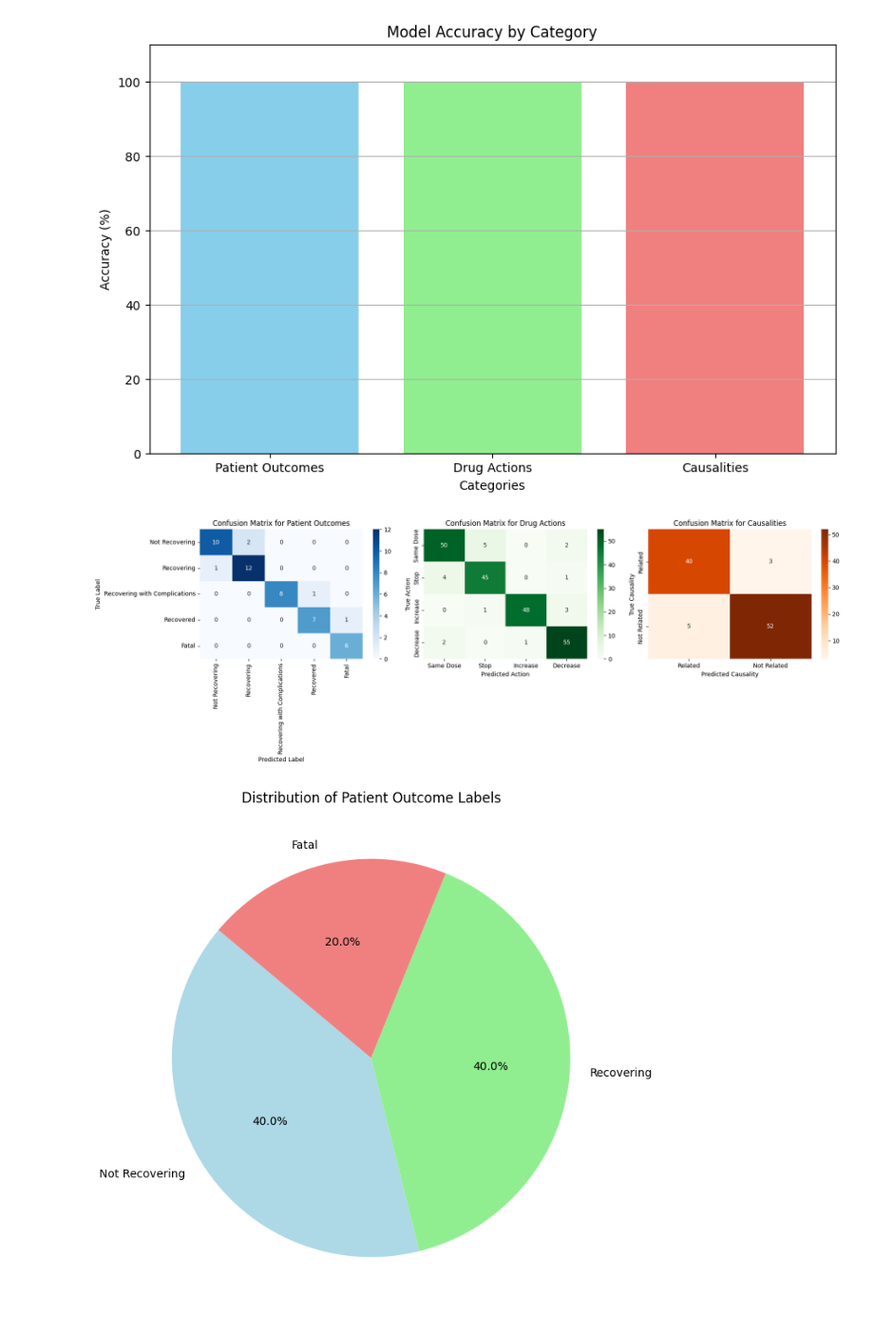
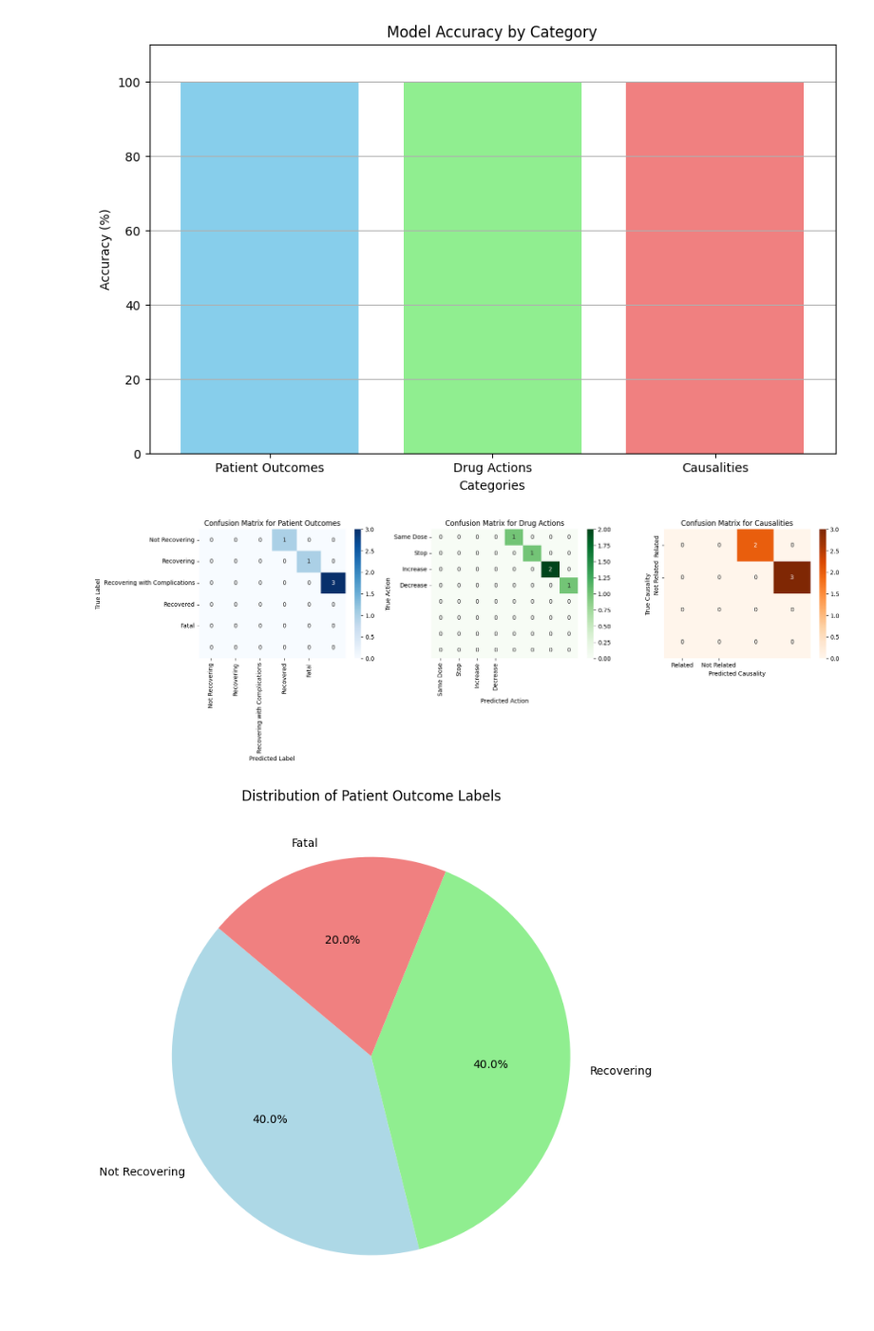
Before and after one commit to funteck123/SUSAR_AI_Framework_Insight_Classfication_with_LLM_Text_Gen_Model-Python, a Jupyter notebook: SUSAR_AI_Framework_Insight_Classfication_with_LLM_Text_Gen_Model.ipynb, the cells around one changed output. Shown at 95% size. Drawn from its saved outputs; the diff is of its cells as text; code cells hidden in the pictures.

```diff
--- a/SUSAR_AI_Framework_Insight_Classfication_with_LLM_Text_Gen_Model.ipynb
+++ b/SUSAR_AI_Framework_Insight_Classfication_with_LLM_Text_Gen_Model.ipynb
@@ -81,17 +83,22 @@ causality_labels = [
     "Related"
 ]
 # %%
+# Global variables to store predictions
+patient_outcomes_pred = []
+drug_actions_pred = []
+causalities_pred = []
+
+# Define the normalization function
 def normalize_text(text):
-    # Convert to lowercase, strip whitespace, and remove extra spaces
     return re.sub(r'\s+', ' ', text.strip().lower())
 
+# Define the function to evaluate patient outcomes
 def evaluate_patient_outcomes(texts, correct_outputs):
     patient_outcomes = ["Not Recovering", "Recovering", "Recovering with Complications", "Recovered", "Fatal"]
     correct_predictions = 0
     total = len(texts)
 
     for i, text in enumerate(texts):
-        # Detailed prompt for patient outcomes
         prompt = f"""
         You are provided with a description of a patient's health status. Your task is to classify the health status into one of the following categories based on the description provided:
 
@@ -109,10 +116,9 @@ def evaluate_patient_outcomes(texts, correct_outputs):
 
         result = generator(prompt, max_length=150, num_return_sequences=1)
         generated_text = normalize_text(result[0]['generated_text'])
+        patient_outcomes_pred.append(generated_text)
 
-        # Normalize correct output
         correct_output = normalize_text(correct_outputs[i])
-
         if generated_text == correct_output:
             correct_predictions += 1
         else:
@@ -124,13 +130,13 @@ def evaluate_patient_outcomes(texts, correct_outputs):
     accuracy = (correct_predictions / total) * 100
     return accuracy
 
+# Define the function to evaluate drug actions
 def evaluate_drug_actions(texts, correct_outputs):
     drug_actions = ["Same Dose", "Stop", "Increase", "Decrease"]
     correct_predictions = 0
     total = len(texts)
 
     for i, text in enumerate(texts):
-        # Detailed prompt for drug actions
         prompt = f"""
         Based on the description provided, identify the appropriate action related to the dosage of the drug. Choose one of the following options: Same Dose, Stop, Increase, Decrease
 
@@ -141,10 +147,9 @@ def evaluate_drug_actions(texts, correct_outputs):
 
         result = generator(prompt, max_length=50, num_return_sequences=1)
         generated_text = normalize_text(result[0]['generated_text'])
+        drug_actions_pred.append(generated_text)
 
-        # Normalize correct output
         correct_output = normalize_text(correct_outputs[i])
-
         if generated_text == correct_output:
             correct_predictions += 1
         else:
@@ -156,13 +161,13 @@ def evaluate_drug_actions(texts, correct_outputs):
     accuracy = (correct_predictions / total) * 100
     return accuracy
 
+# Define the function to evaluate causalities
 def evaluate_causalities(texts, correct_outputs):
     causalities = ["Related", "Not Related"]
     correct_predictions = 0
     total = len(texts)
 
     for i, text in enumerate(texts):
-        # Detailed prompt for causalities
         prompt = f"""
         Based on the provided text, determine if the observed symptoms or issues are related to the drug treatment or not. Choose one of the following options:
 
@@ -177,10 +182,9 @@ def evaluate_causalities(texts, correct_outputs):
 
         result = generator(prompt, max_length=50, num_return_sequences=1)
         generated_text = normalize_text(result[0]['generated_text'])
+        causalities_pred.append(generated_text)
 
-        # Normalize correct output
         correct_output = normalize_text(correct_outputs[i])
-
         if generated_text == correct_output:
             correct_predictions += 1
         else:
@@ -224,25 +229,11 @@ plt.show()
 # %% [output]
 [figure]
 # %%
-#sample confusion matrix. Needs to coputed using array append in function.
-import matplotlib.pyplot as plt
-import seaborn as sns
-import numpy as np
 
-# Example confusion matrices (replace with actual data)
-conf_matrix_patient_outcomes = np.array([[10, 2, 0, 0, 0],
-                                         [1, 12, 0, 0, 0],
-                                         [0, 0, 8, 1, 0],
-                                         [0, 0, 0, 7, 1],
-                                         [0, 0, 0, 0, 6]])
-
-conf_matrix_drug_actions = np.array([[50, 5, 0, 2],
-                                     [4, 45, 0, 1],
-                                     [0, 1, 48, 3],
-                                     [2, 0, 1, 55]])
-
-conf_matrix_causalities = np.array([[40, 3],
-                                    [5, 52]])
+# Compute confusion matrices
+conf_matrix_patient_outcomes = confusion_matrix(patient_outcome_labels, patient_outcomes_pred)
+conf_matrix_drug_actions = confusion_matrix(drug_action_labels, drug_actions_pred)
+conf_matrix_causalities = confusion_matrix(causality_labels, causalities_pred)
 
 # Create a figure with 3 subplots
 fig, axs = plt.subplots(1, 3, figsize=(18, 6))
@@ -251,34 +242,34 @@ fig, axs = plt.subplots(1, 3, figsize=(18, 6))
 sns.heatmap(conf_matrix_patient_outcomes, annot=True, fmt='d', cmap='Blues',
             xticklabels=['Not Recovering', 'Recovering', 'Recovering with Complications', 'Recovered', 'Fatal'],
             yticklabels=['Not Recovering', 'Recovering', 'Recovering with Complications', 'Recovered', 'Fatal'],
             ax=axs[0])
 axs[0].set_title('Confusion Matrix for Patient Outcomes')
 axs[0].set_xlabel('Predicted Label')
 axs[0].set_ylabel('True Label')
 
 # Plot confusion matrix for Drug Actions
 sns.heatmap(conf_matrix_drug_actions, annot=True, fmt='d', cmap='Greens',
             xticklabels=['Same Dose', 'Stop', 'Increase', 'Decrease'],
             yticklabels=['Same Dose', 'Stop', 'Increase', 'Decrease'],
             ax=axs[1])
 axs[1].set_title('Confusion Matrix for Drug Actions')
 axs[1].set_xlabel('Predicted Action')
 axs[1].set_ylabel('True Action')
 
 # Plot confusion matrix for Causalities
 sns.heatmap(conf_matrix_causalities, annot=True, fmt='d', cmap='Oranges',
             xticklabels=['Related', 'Not Related'],
             yticklabels=['Related', 'Not Related'],
             ax=axs[2])
 axs[2].set_title('Confusion Matrix for Causalities')
 axs[2].set_xlabel('Predicted Causality')
 axs[2].set_ylabel('True Causality')
 
 # Adjust layout
 plt.tight_layout()
 plt.show()
 # %% [output]
-[figure, old version]
+[figure, new version]
 # %%
 import matplotlib.pyplot as plt
 
```
Also changed, not shown: parts of 5 cells of this notebook.
